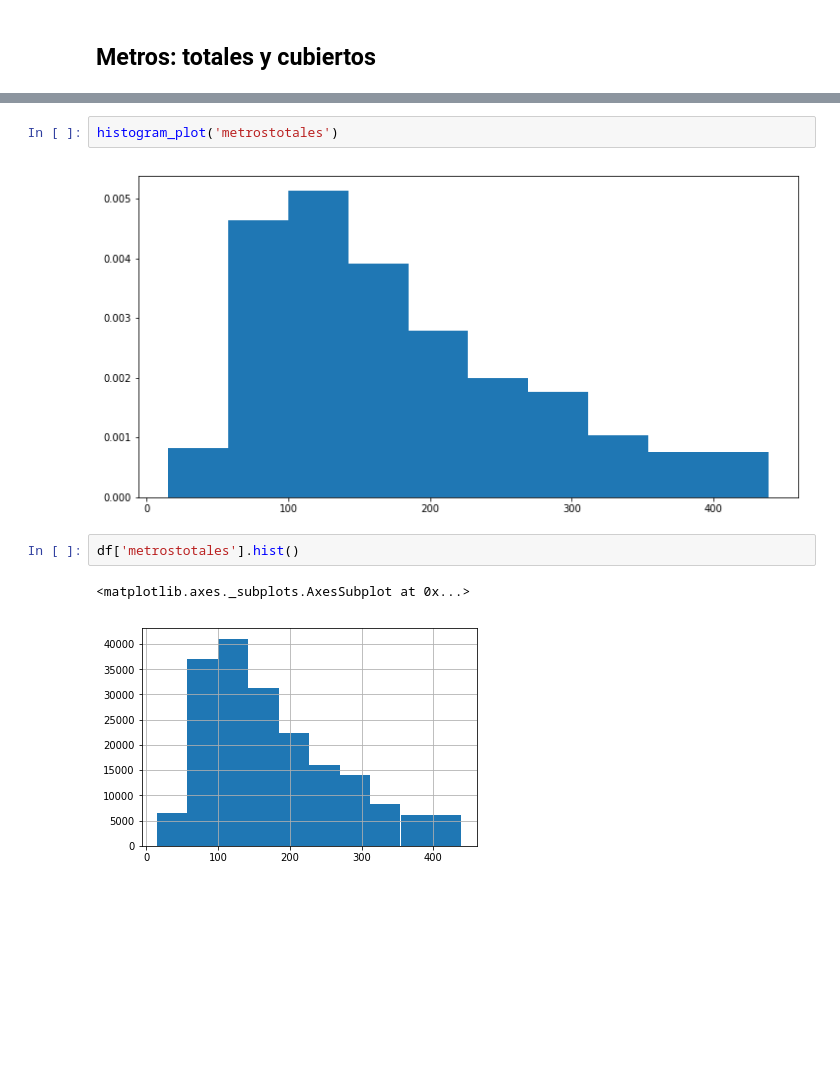
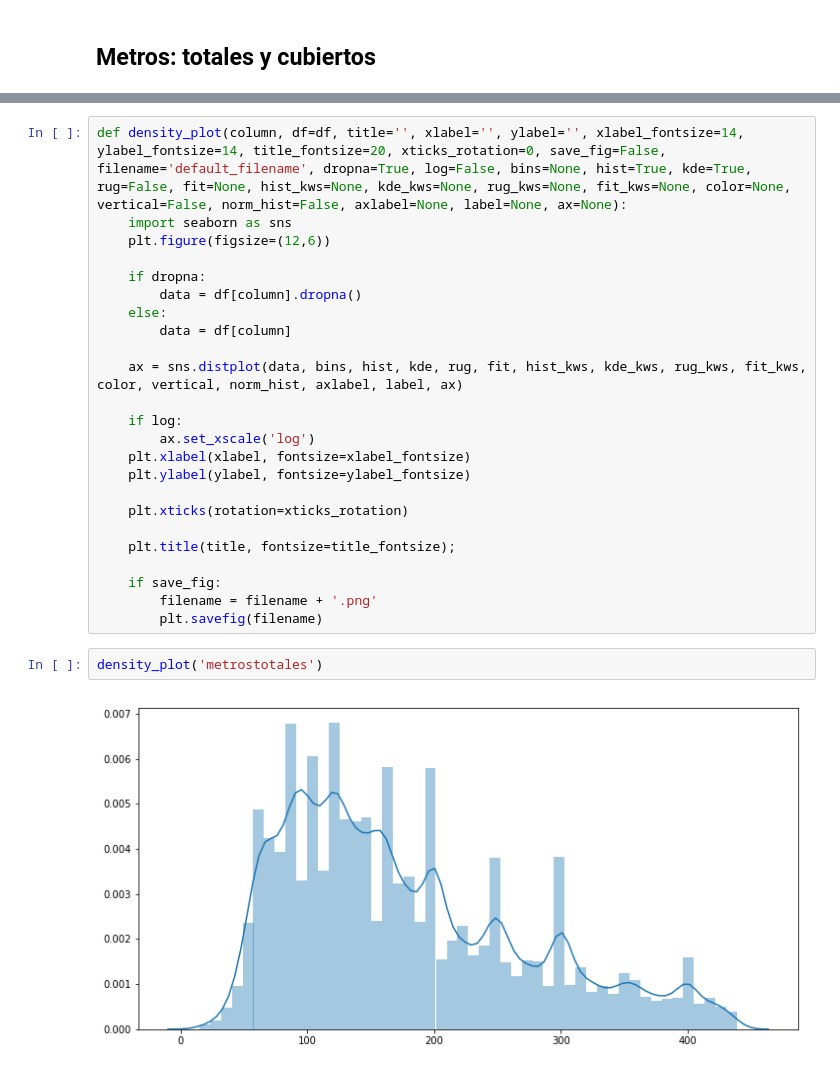
Before and after one commit to rozanecm/7506_2c2019_tp1, a Jupyter notebook: notebooks/basic general analysis by rozanecm.ipynb, the cells around one changed output, grey strips where cells are left out. Cells and saved outputs as stored; diff of their text form; blank space fills up the shorter version.

```diff
--- a/notebooks/basic general analysis by rozanecm.ipynb
+++ b/notebooks/basic general analysis by rozanecm.ipynb
@@ -326,12 +326,31 @@ def histogram_plot(column, df=df, title='', xlabel='', ylabel='', xlabel_fontsiz
     if save_fig:
         filename = filename + '.png'
         plt.savefig(filename)
+# %%
+def density_plot(column, df=df, title='', xlabel='', ylabel='', xlabel_fontsize=14, ylabel_fontsize=14, title_fontsize=20, xticks_rotation=0, save_fig=False, filename='default_filename', dropna=True, log=False, bins=None, hist=True, kde=True, rug=False, fit=None, hist_kws=None, kde_kws=None, rug_kws=None, fit_kws=None, color=None, vertical=False, norm_hist=False, axlabel=None, label=None, ax=None):
+    import seaborn as sns
+    plt.figure(figsize=(12,6))
+
+    if dropna:
+        data = df[column].dropna()
+    else:
+        data = df[column]
+
+    ax = sns.distplot(data, bins, hist, kde, rug, fit, hist_kws, kde_kws, rug_kws, fit_kws, color, vertical, norm_hist, axlabel, label, ax)
+
+    if log:
+        ax.set_xscale('log')
+    plt.xlabel(xlabel, fontsize=xlabel_fontsize)
+    plt.ylabel(ylabel, fontsize=ylabel_fontsize)
+
+    plt.xticks(rotation=xticks_rotation)
+
+    plt.title(title, fontsize=title_fontsize);
+
+    if save_fig:
+        filename = filename + '.png'
+        plt.savefig(filename)
 # %%
-histogram_plot('metrostotales')
+density_plot('metrostotales')
 # %% [output]
-[figure, old version]
+[figure, new version]
-# %%
-df['metrostotales'].hist()
-# %% [output]
-<matplotlib.axes._subplots.AxesSubplot at 0x...>
-[figure, removed]
```
Also changed, not shown: parts of 26 cells of this notebook.
